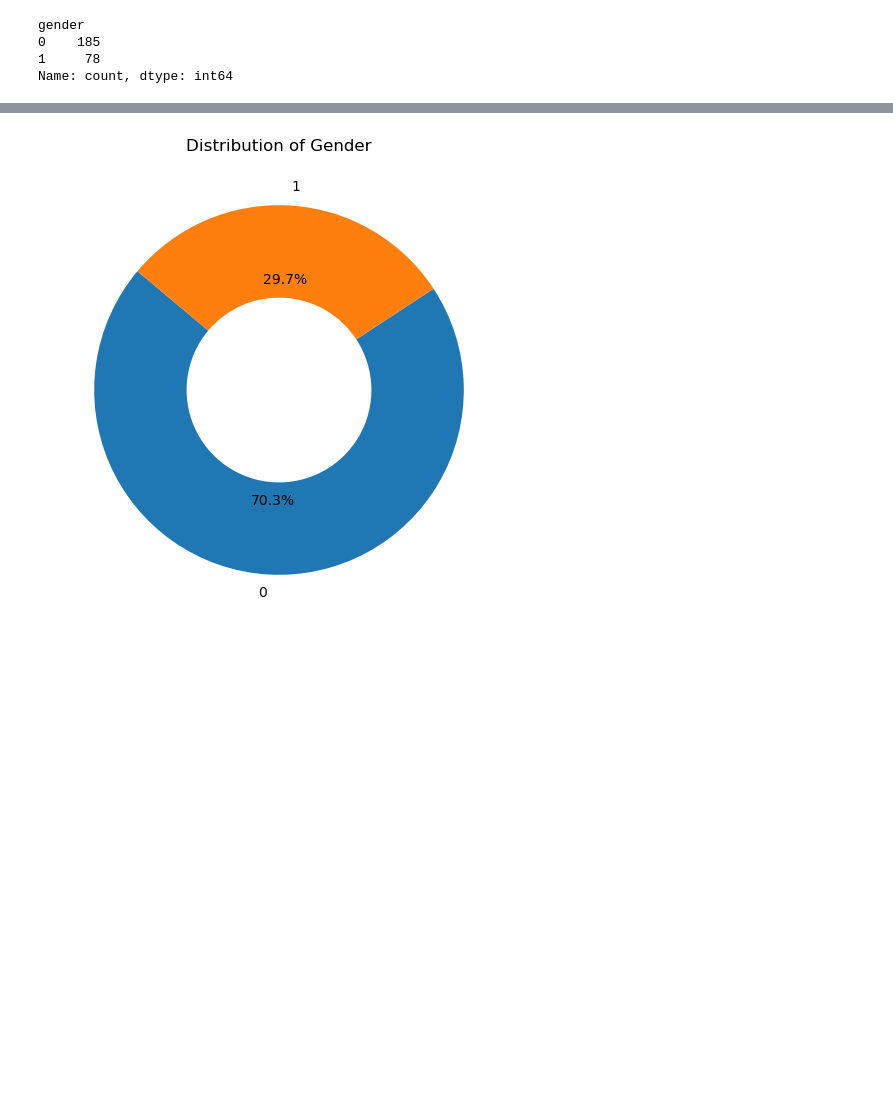
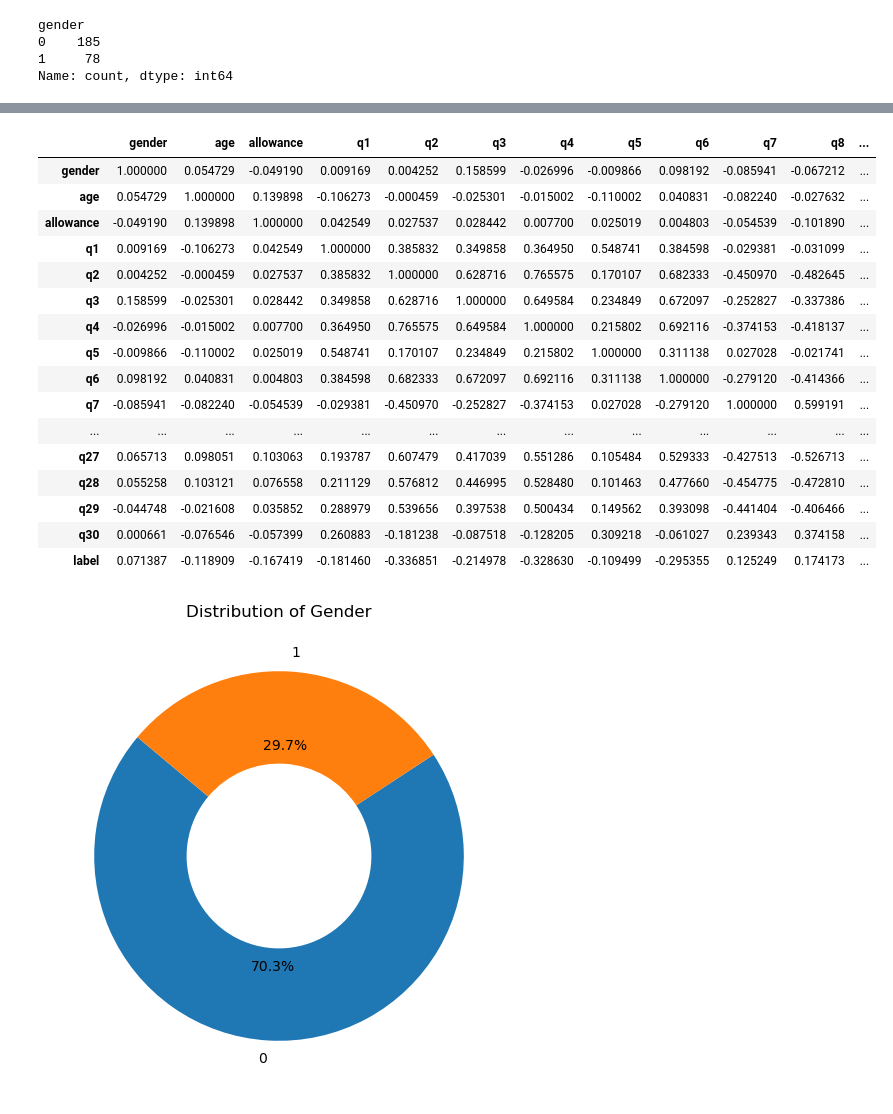
Before and after one commit to FTDS-assignment-bay/p2-final-project-ftds-006-bsd-group-001, a Jupyter notebook: final_project_clf.ipynb, the cells around one changed output, grey strips where cells are left out. Drawn from its saved outputs; the diff is of its cells as text; code cells hidden in the pictures; blank space fills up the shorter version.

```diff
--- a/final_project_clf.ipynb
+++ b/final_project_clf.ipynb
@@ -215,0 +232,24 @@ Name: count, dtype: int64
+# %%
+numerical_df = df.select_dtypes(include=['number'])
+correlation_matrix = numerical_df.corr()
+corr_df = pd.DataFrame(correlation_matrix)
+pd.set_option('display.max_columns', None)
+corr_df
+# %% [output]
+|  | gender | age | allowance | q1 | q2 | q3 | q4 | q5 | q6 | q7 | q8 | ... |
+| gender | 1.000000 | 0.054729 | -0.049190 | 0.009169 | 0.004252 | 0.158599 | -0.026996 | -0.009866 | 0.098192 | -0.085941 | -0.067212 | ... |
+| age | 0.054729 | 1.000000 | 0.139898 | -0.106273 | -0.000459 | -0.025301 | -0.015002 | -0.110002 | 0.040831 | -0.082240 | -0.027632 | ... |
+| allowance | -0.049190 | 0.139898 | 1.000000 | 0.042549 | 0.027537 | 0.028442 | 0.007700 | 0.025019 | 0.004803 | -0.054539 | -0.101890 | ... |
+| q1 | 0.009169 | -0.106273 | 0.042549 | 1.000000 | 0.385832 | 0.349858 | 0.364950 | 0.548741 | 0.384598 | -0.029381 | -0.031099 | ... |
+| q2 | 0.004252 | -0.000459 | 0.027537 | 0.385832 | 1.000000 | 0.628716 | 0.765575 | 0.170107 | 0.682333 | -0.450970 | -0.482645 | ... |
+| q3 | 0.158599 | -0.025301 | 0.028442 | 0.349858 | 0.628716 | 1.000000 | 0.649584 | 0.234849 | 0.672097 | -0.252827 | -0.337386 | ... |
+| q4 | -0.026996 | -0.015002 | 0.007700 | 0.364950 | 0.765575 | 0.649584 | 1.000000 | 0.215802 | 0.692116 | -0.374153 | -0.418137 | ... |
+| q5 | -0.009866 | -0.110002 | 0.025019 | 0.548741 | 0.170107 | 0.234849 | 0.215802 | 1.000000 | 0.311138 | 0.027028 | -0.021741 | ... |
+| q6 | 0.098192 | 0.040831 | 0.004803 | 0.384598 | 0.682333 | 0.672097 | 0.692116 | 0.311138 | 1.000000 | -0.279120 | -0.414366 | ... |
+| q7 | -0.085941 | -0.082240 | -0.054539 | -0.029381 | -0.450970 | -0.252827 | -0.374153 | 0.027028 | -0.279120 | 1.000000 | 0.599191 | ... |
+| ... | ... | ... | ... | ... | ... | ... | ... | ... | ... | ... | ... | ... |
+| q27 | 0.065713 | 0.098051 | 0.103063 | 0.193787 | 0.607479 | 0.417039 | 0.551286 | 0.105484 | 0.529333 | -0.427513 | -0.526713 | ... |
+| q28 | 0.055258 | 0.103121 | 0.076558 | 0.211129 | 0.576812 | 0.446995 | 0.528480 | 0.101463 | 0.477660 | -0.454775 | -0.472810 | ... |
+| q29 | -0.044748 | -0.021608 | 0.035852 | 0.288979 | 0.539656 | 0.397538 | 0.500434 | 0.149562 | 0.393098 | -0.441404 | -0.406466 | ... |
+| q30 | 0.000661 | -0.076546 | -0.057399 | 0.260883 | -0.181238 | -0.087518 | -0.128205 | 0.309218 | -0.061027 | 0.239343 | 0.374158 | ... |
+| label | 0.071387 | -0.118909 | -0.167419 | -0.181460 | -0.336851 | -0.214978 | -0.328630 | -0.109499 | -0.295355 | 0.125249 | 0.174173 | ... |
```
Also changed, not shown: parts of 11 cells of this notebook, 7 other files.
